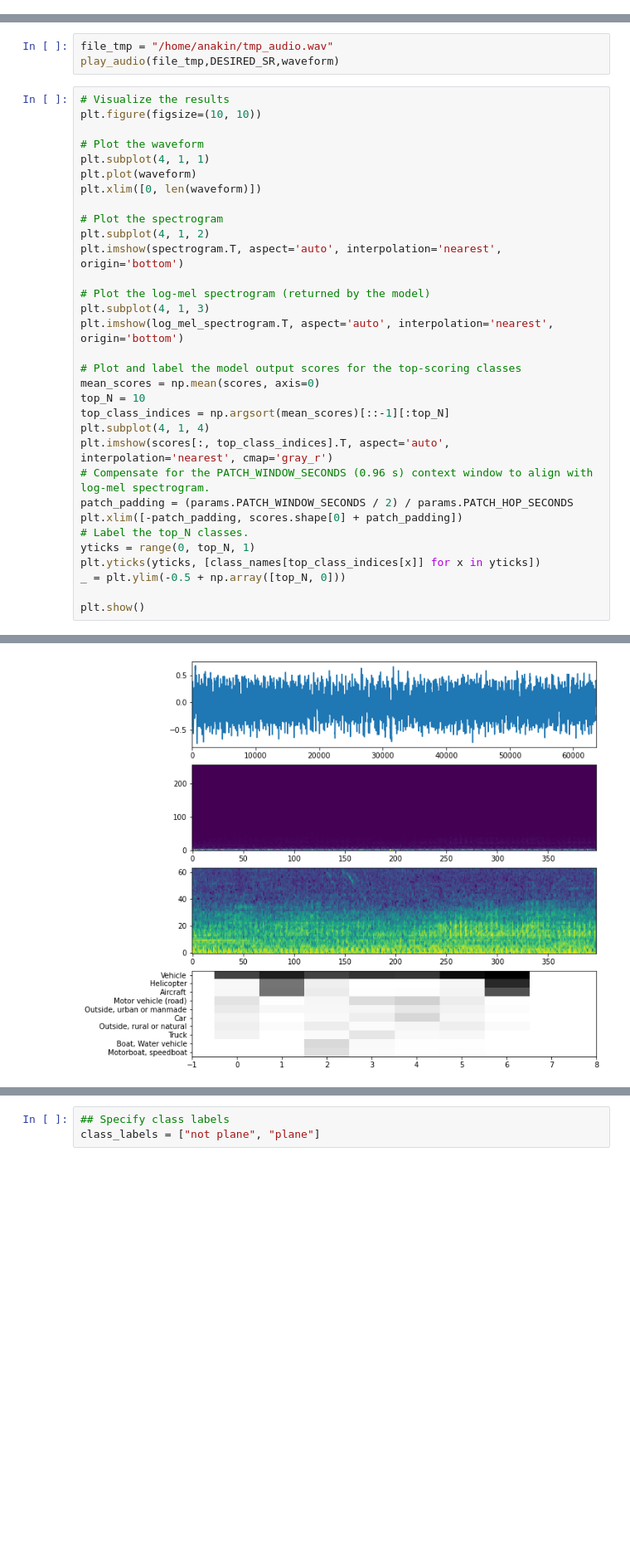
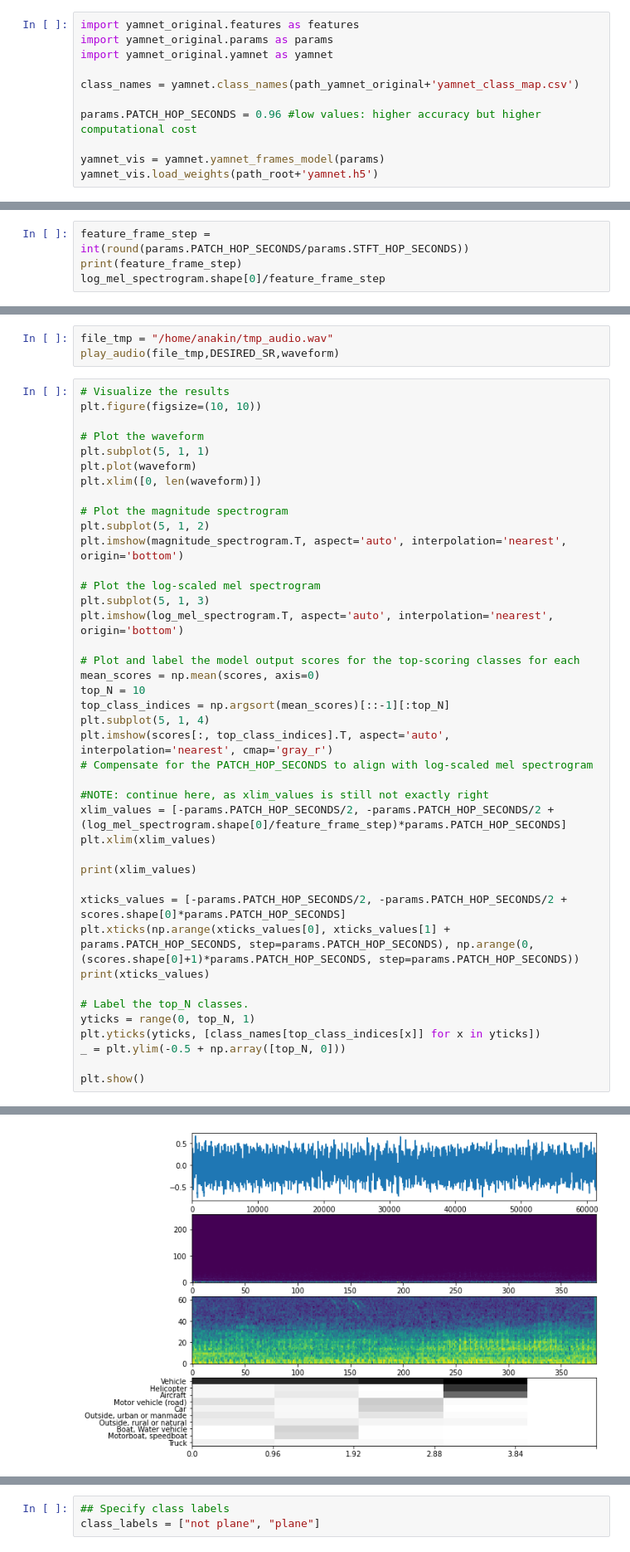
Before and after one commit to jmariscal-harana/yamnet_planes, a Jupyter notebook: yamnet_planes_train.ipynb, the cells around one changed output, grey strips where cells are left out. Shown at 83% size. Saved outputs shown, nothing was run; the diff lists cells and outputs as text; blank space fills up the shorter version.

```diff
--- a/yamnet_planes_train.ipynb
+++ b/yamnet_planes_train.ipynb
@@ -69,3 +59,14 @@ yamnet_vis.load_weights(path_root+'yamnet.h5')
+# %%
+import yamnet_original.features as features
+import yamnet_original.params as params
+import yamnet_original.yamnet as yamnet
+
+class_names = yamnet.class_names(path_yamnet_original+'yamnet_class_map.csv')
+
+params.PATCH_HOP_SECONDS = 0.96 #low values: higher accuracy but higher computational cost
+
+yamnet_vis = yamnet.yamnet_frames_model(params)
+yamnet_vis.load_weights(path_root+'yamnet.h5')
 # %%
 # Understand impact of parameters on input image and visualise
 DESIRED_SR = params.SAMPLE_RATE # required by YAMNet
@@ -103,0 +120,4 @@ Scores size (frames,classes): (7, 521)
+# %%
+feature_frame_step = int(round(params.PATCH_HOP_SECONDS/params.STFT_HOP_SECONDS))
+print(feature_frame_step)
+log_mel_spectrogram.shape[0]/feature_frame_step
@@ -109,27 +132,36 @@ play_audio(file_tmp,DESIRED_SR,waveform)
 plt.figure(figsize=(10, 10))
 
 # Plot the waveform
-plt.subplot(4, 1, 1)
+plt.subplot(5, 1, 1)
 plt.plot(waveform)
 plt.xlim([0, len(waveform)])
 
-# Plot the spectrogram
-plt.subplot(4, 1, 2)
-plt.imshow(spectrogram.T, aspect='auto', interpolation='nearest', origin='bottom')
+# Plot the magnitude spectrogram
+plt.subplot(5, 1, 2)
+plt.imshow(magnitude_spectrogram.T, aspect='auto', interpolation='nearest', origin='bottom')
 
-# Plot the log-mel spectrogram (returned by the model)
-plt.subplot(4, 1, 3)
+# Plot the log-scaled mel spectrogram
+plt.subplot(5, 1, 3)
 plt.imshow(log_mel_spectrogram.T, aspect='auto', interpolation='nearest', origin='bottom')
 
-# Plot and label the model output scores for the top-scoring classes
+# Plot and label the model output scores for the top-scoring classes for each
 mean_scores = np.mean(scores, axis=0)
 top_N = 10
 top_class_indices = np.argsort(mean_scores)[::-1][:top_N]
-plt.subplot(4, 1, 4)
+plt.subplot(5, 1, 4)
 plt.imshow(scores[:, top_class_indices].T, aspect='auto', interpolation='nearest', cmap='gray_r')
-# Compensate for the PATCH_WINDOW_SECONDS (0.96 s) context window to align with log-mel spectrogram.
-patch_padding = (params.PATCH_WINDOW_SECONDS / 2) / params.PATCH_HOP_SECONDS
-plt.xlim([-patch_padding, scores.shape[0] + patch_padding])
+# Compensate for the PATCH_HOP_SECONDS to align with log-scaled mel spectrogram
+
+#NOTE: continue here, as xlim_values is still not exactly right
+xlim_values = [-params.PATCH_HOP_SECONDS/2, -params.PATCH_HOP_SECONDS/2 + (log_mel_spectrogram.shape[0]/feature_frame_step)*params.PATCH_HOP_SECONDS]
+plt.xlim(xlim_values)
+
+print(xlim_values)
+
+xticks_values = [-params.PATCH_HOP_SECONDS/2, -params.PATCH_HOP_SECONDS/2 + scores.shape[0]*params.PATCH_HOP_SECONDS]
+plt.xticks(np.arange(xticks_values[0], xticks_values[1] + params.PATCH_HOP_SECONDS, step=params.PATCH_HOP_SECONDS), np.arange(0, (scores.shape[0]+1)*params.PATCH_HOP_SECONDS, step=params.PATCH_HOP_SECONDS))
+print(xticks_values)
+
 # Label the top_N classes.
 yticks = range(0, top_N, 1)
 plt.yticks(yticks, [class_names[top_class_indices[x]] for x in yticks])
@@ -140 +174 @@ plt.show()
-[figure, old version]
+[figure, new version]
```
Also changed, not shown: parts of 25 cells of this notebook, 3 other files.
